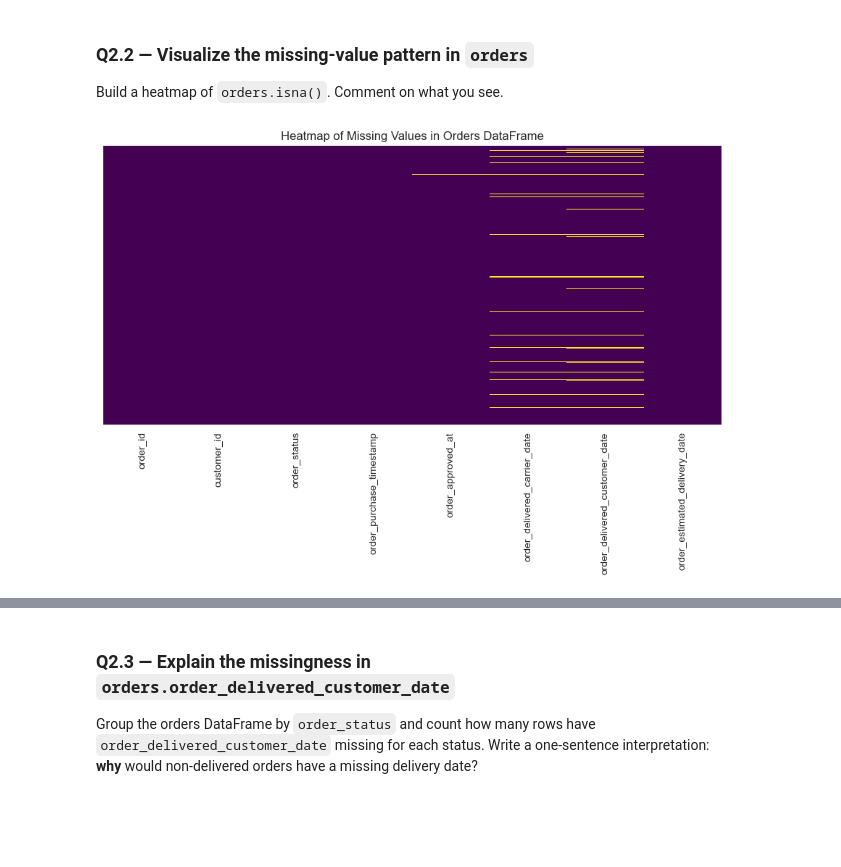
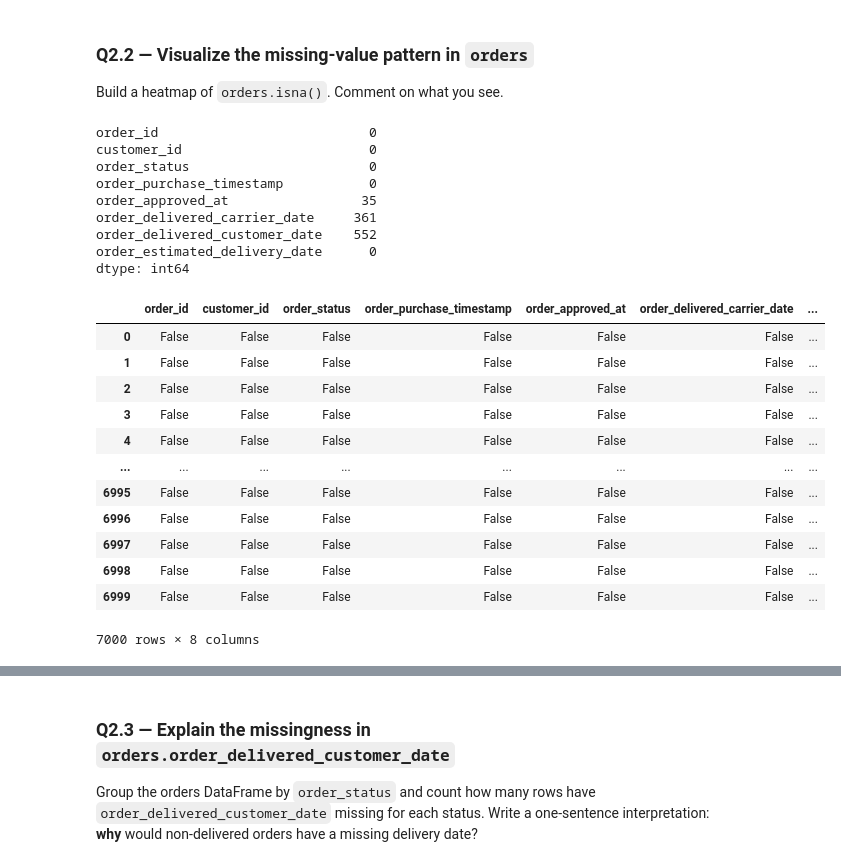
Before and after one commit to SumanSudo/DSML, a Jupyter notebook: Day4/Assignment/Pandas_Sales_Assignment.ipynb, the cells around one changed output, grey strips where cells are left out. Drawn from its saved outputs; the diff is of its cells as text; code cells hidden in the pictures; blank space fills up the shorter version.

```diff
--- a/Day4/Assignment/Pandas_Sales_Assignment.ipynb
+++ b/Day4/Assignment/Pandas_Sales_Assignment.ipynb
@@ -586,9 +596,30 @@ display(missing_df)
 Build a heatmap of `orders.isna()`. Comment on what you see.
 # %%
 # Heatmap of orders.isna()
-plt.figure(figsize=(11, 5))                                                                    # Set plot figure dimensions
-sns.heatmap(orders.isna(), cbar=False, yticklabels=False, cmap='viridis')                      # Plot heatmap of missing value booleans
-plt.title('Heatmap of Missing Values in Orders DataFrame')                                     # Add descriptive title to heatmap
-plt.show()                                                                                     # Render visual output of heatmap
+orders.isna().sum()
 # %% [output]
-[figure, removed]
+order_id                           0
+customer_id                        0
+order_status                       0
+order_purchase_timestamp           0
+order_approved_at                 35
+order_delivered_carrier_date     361
+order_delivered_customer_date    552
+order_estimated_delivery_date      0
+dtype: int64
+# %%
+orders.isna()
+# %% [output]
+|  | order_id | customer_id | order_status | order_purchase_timestamp | order_approved_at | order_delivered_carrier_date | ... |
+| 0 | False | False | False | False | False | False | ... |
+| 1 | False | False | False | False | False | False | ... |
+| 2 | False | False | False | False | False | False | ... |
+| 3 | False | False | False | False | False | False | ... |
+| 4 | False | False | False | False | False | False | ... |
+| ... | ... | ... | ... | ... | ... | ... | ... |
+| 6995 | False | False | False | False | False | False | ... |
+| 6996 | False | False | False | False | False | False | ... |
+| 6997 | False | False | False | False | False | False | ... |
+| 6998 | False | False | False | False | False | False | ... |
+| 6999 | False | False | False | False | False | False | ... |
+7000 rows × 8 columns
```
Also changed, not shown: parts of 19 cells of this notebook.
